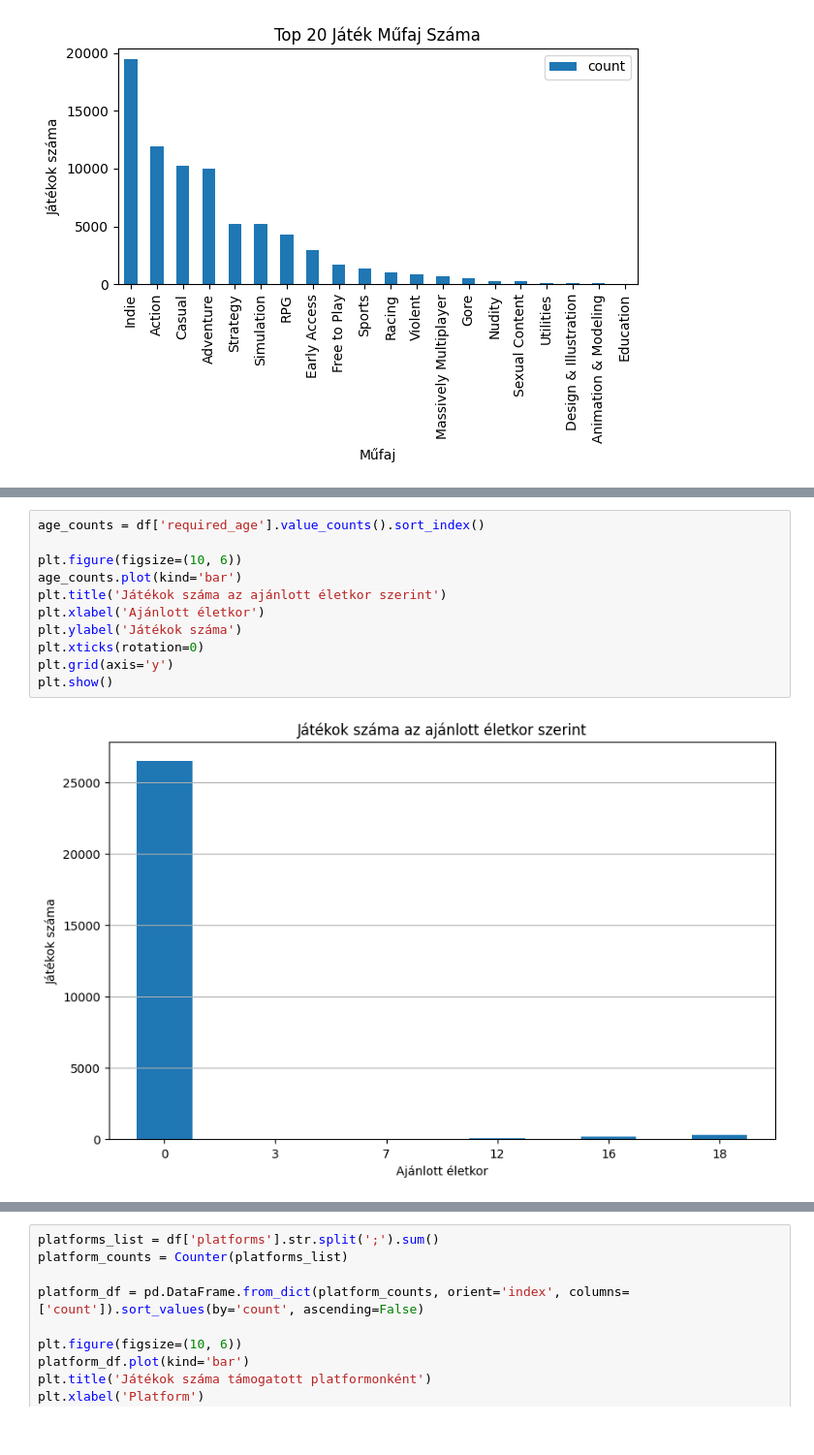
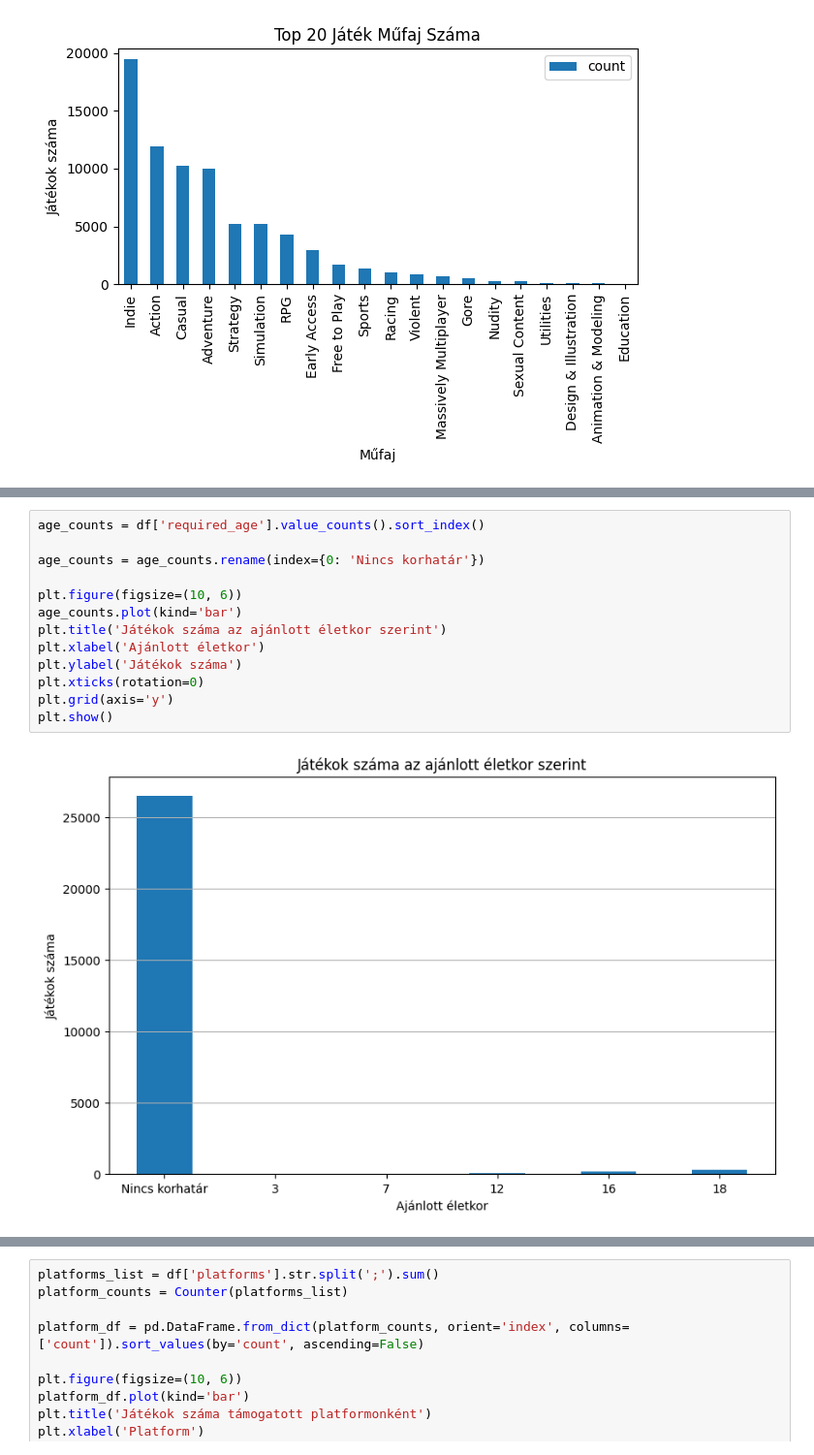
Before and after one commit to Ddavid111/videogame-data-analysis, a Jupyter notebook: notebooks/A.ipynb, the cells around one changed output, grey strips where cells are left out. Shown at 97% size. Drawn from its saved outputs; the diff is of its cells as text.

```diff
--- a/notebooks/A.ipynb
+++ b/notebooks/A.ipynb
@@ -102,13 +137,15 @@ plt.show()
 # %%
 age_counts = df['required_age'].value_counts().sort_index()
+
+age_counts = age_counts.rename(index={0: 'Nincs korhatár'})
 
 plt.figure(figsize=(10, 6))
 age_counts.plot(kind='bar')
 plt.title('Játékok száma az ajánlott életkor szerint')
 plt.xlabel('Ajánlott életkor')
 plt.ylabel('Játékok száma')
 plt.xticks(rotation=0)
 plt.grid(axis='y')
 plt.show()
 # %% [output]
-[figure, old version]
+[figure, new version]
```
Also changed, not shown: parts of 23 cells of this notebook, 4 other files.
